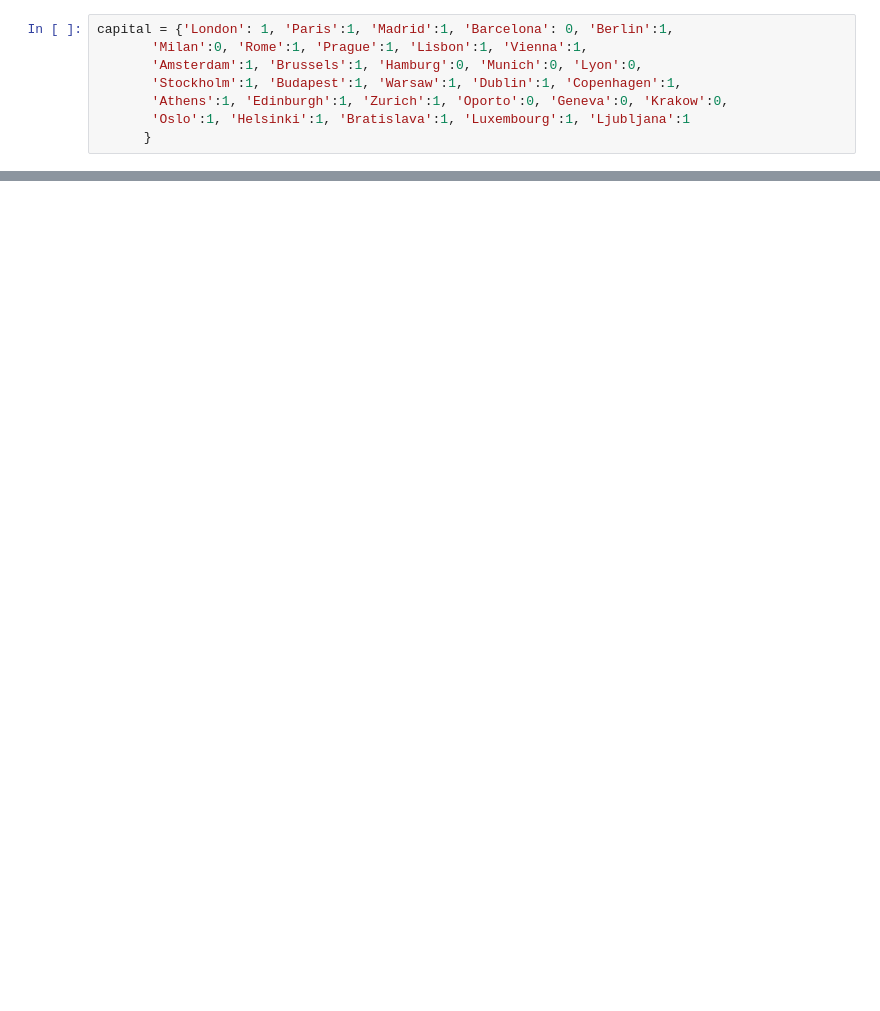
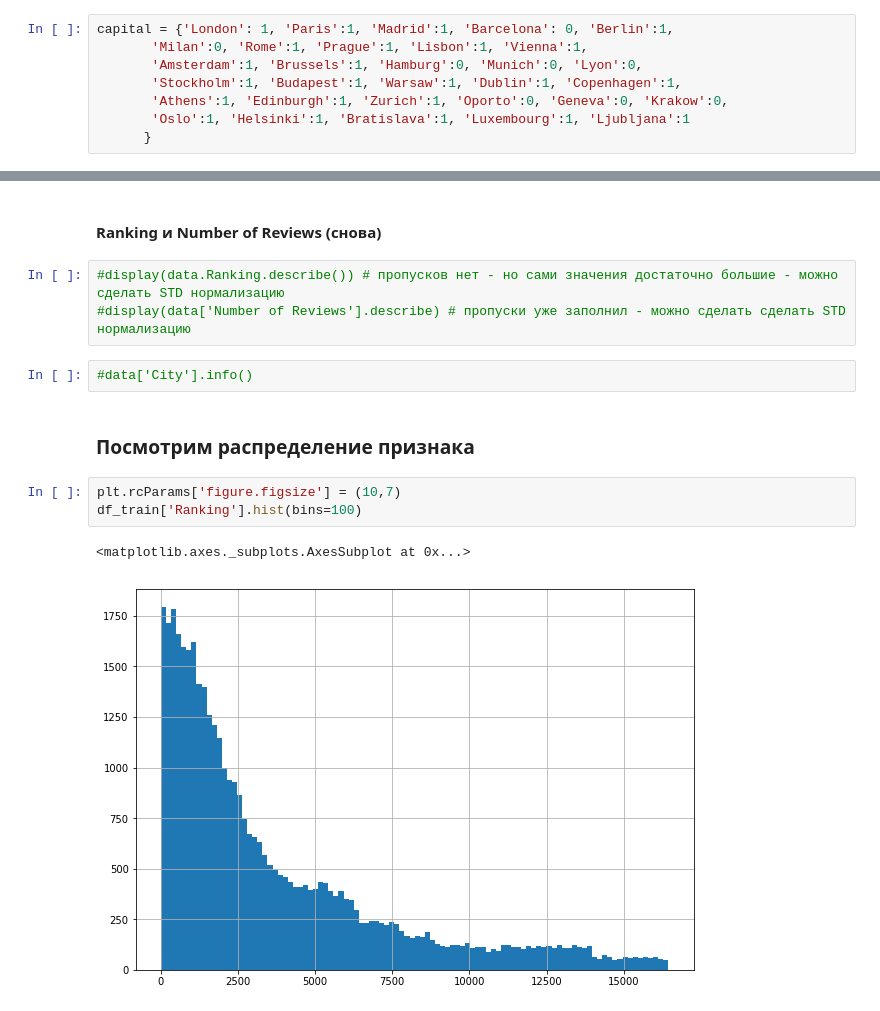
Before and after one commit to BasilPDS/CoursSF_L, a Jupyter notebook: module_3/module_3.ipynb, the cells around one changed output, grey strips where cells are left out. Saved outputs shown, nothing was run; the diff lists cells and outputs as text; blank space fills up the shorter version.

```diff
--- a/module_3/module_3.ipynb
+++ b/module_3/module_3.ipynb
@@ -729,0 +777,15 @@ corrt.corr()
+# %% [markdown]
+#### Ranking и Number of Reviews (снова)
+# %%
+#display(data.Ranking.describe()) # пропусков нет - но сами значения достаточно большие - можно сделать STD нормализацию
+#display(data['Number of Reviews'].describe) # пропуски уже заполнил - можно сделать сделать STD нормализацию
+# %%
+#data['City'].info()
+# %% [markdown]
+### Посмотрим распределение признака
+# %%
+plt.rcParams['figure.figsize'] = (10,7)
+df_train['Ranking'].hist(bins=100)
+# %% [output]
+<matplotlib.axes._subplots.AxesSubplot at 0x...>
+[figure, added]
```
Also changed, not shown: parts of 221 cells of this notebook, 2 other files.
